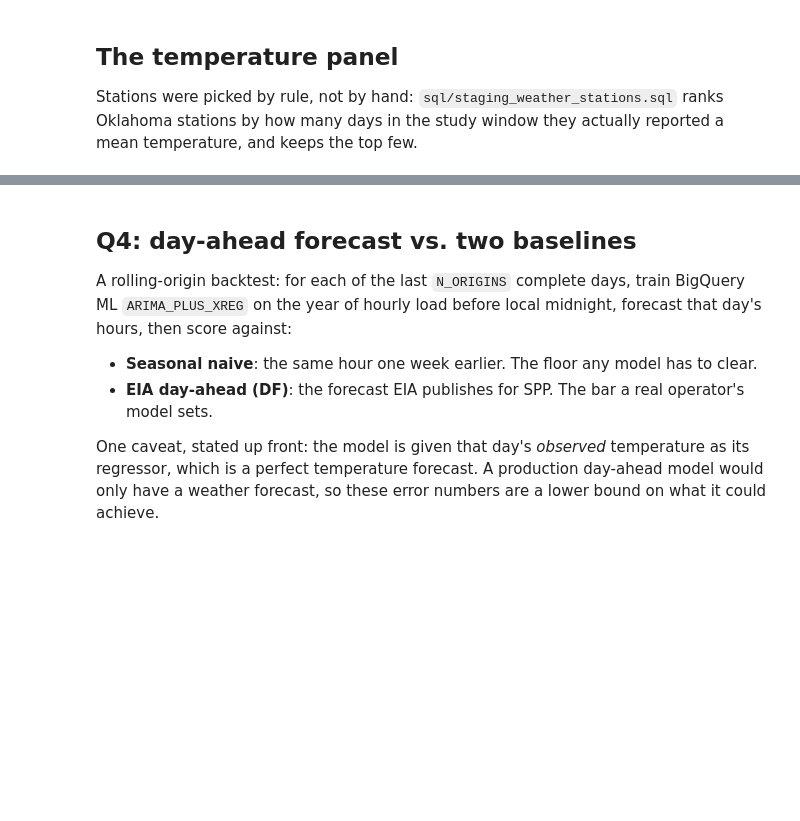
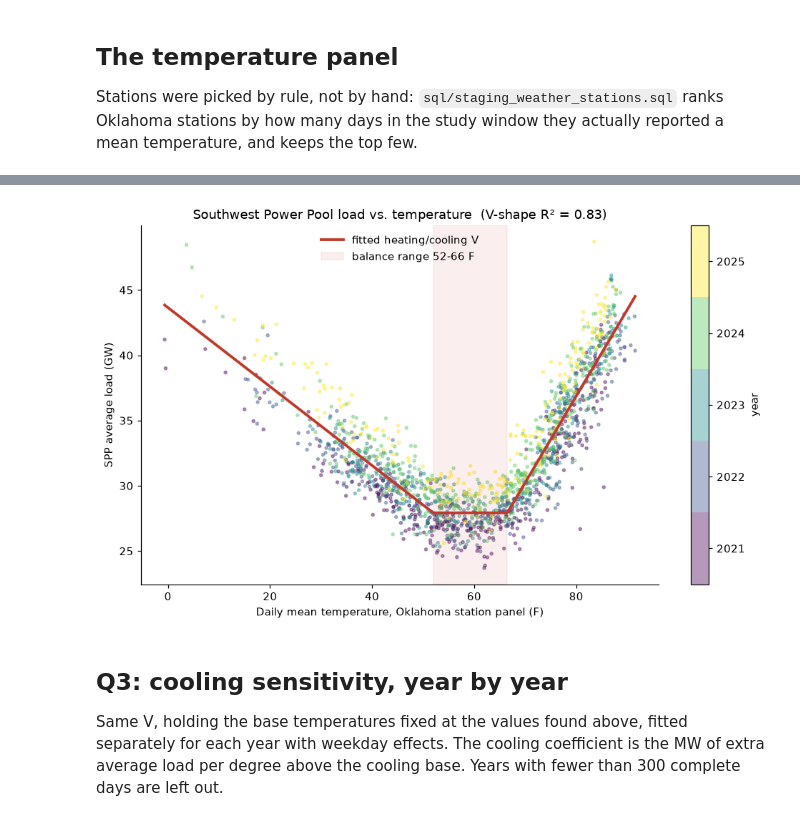
Before and after one commit to samtindal/spp-load-weather, a Jupyter notebook: notebooks/01_load_weather_analysis.ipynb, the cells around one changed output, grey strips where cells are left out. Cells and saved outputs as stored; diff of their text form; code cells hidden in the pictures; blank space fills up the shorter version.

```diff
--- a/notebooks/01_load_weather_analysis.ipynb
+++ b/notebooks/01_load_weather_analysis.ipynb
@@ -17,6 +17,7 @@ Four questions:
 cap instead of running it and charging. Each query prints the bytes it processed, and the last cell totals them.
 # %%
 import os
+import warnings
 
 import matplotlib.pyplot as plt
 import numpy as np
@@ -25,6 +26,9 @@ import statsmodels.formula.api as smf
 from google.cloud import bigquery
 
 from spp_load_weather.sql import render
+
+# Running as yourself (gcloud application-default login) is expected here; skip the reminder.
+warnings.filterwarnings("ignore", message="Your application has authenticated using end user credentials")
 
 PROJECT = os.environ["GOOGLE_CLOUD_PROJECT"]
 client = bigquery.Client(project=PROJECT, location="US")
@@ -40,10 +44,12 @@ def q(sql, label, max_bytes=MAX_BYTES_BILLED):
     rows = job.result()
     processed, billed = job.total_bytes_processed or 0, job.total_bytes_billed or 0
     ledger.append({"query": label, "processed_mib": processed / 2**20, "billed_mib": billed / 2**20})
-    print(f"[{label}] processed {processed / 2**20:,.1f} MiB, billed {billed / 2**20:,.1f} MiB")
+    cached = " (served from cache, free)" if job.cache_hit else ""
+    print(f"[{label}] processed {processed / 2**20:,.1f} MiB, billed {billed / 2**20:,.1f} MiB{cached}")
     # REST download instead of the BigQuery Storage Read API: results here are small,
-    # and this keeps the notebook on APIs with no read charges.
-    return rows.to_dataframe(create_bqstorage_client=False)
+    # and this keeps the notebook on APIs with no read charges. Plain numpy dtypes
+    # instead of pandas' nullable Int64/boolean, which statsmodels formulas reject.
+    return rows.to_dataframe(create_bqstorage_client=False, int_dtype=None, bool_dtype=None)
 
 
 def dry_run_bytes(sql):
@@ -156,34 +212,28 @@ Years with fewer than 300 complete days are left out.
 # %%
-rows = []
-for year, g in daily.groupby("year"):
-    if len(g) < 300:
-        continue
-    m = smf.ols("avg_load_mw ~ hdd + cdd + C(day_of_week)", data=g).fit()
-    lo, hi = m.conf_int().loc["cdd"]
-    rows.append({"year": year, "days": len(g), "mw_per_cooling_degree": m.params["cdd"], "ci95_low": lo,
-                 "ci95_high": hi, "mw_per_heating_degree": m.params["hdd"]})
-sensitivity = pd.DataFrame(rows).set_index("year")
-
-fig, ax = plt.subplots(figsize=(8, 4))
-s = sensitivity
-ax.errorbar(s.index, s["mw_per_cooling_degree"],
-            yerr=[s["mw_per_cooling_degree"] - s["ci95_low"], s["ci95_high"] - s["mw_per_cooling_degree"]],
-            fmt="o-", capsize=4, color="#d35400")
-ax.set_ylabel("MW per cooling degree (95% CI)")
-ax.set_title("SPP cooling sensitivity by year")
-ax.set_xticks(s.index)
+fig, ax = plt.subplots(figsize=(9, 5.5))
+years = sorted(daily["year"].unique())
+sc = ax.scatter(daily["tavg_f"], daily["avg_load_mw"] / 1000, s=7, alpha=0.4, c=daily["year"],
+                cmap=plt.get_cmap("viridis", len(years)), vmin=years[0] - 0.5, vmax=years[-1] + 0.5)
+grid = np.linspace(T.min(), T.max(), 400)
+ax.plot(grid, design(grid, T_HEAT, T_COOL) @ COEF / 1000, color="#c0392b", lw=2.5, label="fitted heating/cooling V")
+if T_COOL - T_HEAT >= 1:
+    ax.axvspan(T_HEAT, T_COOL, color="#c0392b", alpha=0.08, label=f"balance range {T_HEAT:.0f}-{T_COOL:.0f} F")
+else:
+    ax.axvline(T_HEAT, color="#c0392b", ls=":", lw=1, label=f"balance point {T_HEAT:.0f} F")
+ax.set_xlabel("Daily mean temperature, Oklahoma station panel (F)")
+ax.set_ylabel("SPP average load (GW)")
+ax.set_title(f"Southwest Power Pool load vs. temperature  (V-shape R² = {v_shape.rsquared:.2f})")
+ax.legend(loc="upper center", frameon=False)
+fig.colorbar(sc, ax=ax, ticks=years, label="year")
+fig.tight_layout()
+fig.savefig("../docs/img/load_vs_temp.png", dpi=150, bbox_inches="tight")
 plt.show()
-sensitivity.round(0)
+# %% [output]
+[figure, added]
 # %% [markdown]
-## Q4: day-ahead forecast vs. two baselines
+## Q3: cooling sensitivity, year by year
 
-A rolling-origin backtest: for each of the last `N_ORIGINS` complete days, train BigQuery ML `ARIMA_PLUS_XREG`
-on the year of hourly load before local midnight, forecast that day's hours, then score against:
-
-- **Seasonal naive**: the same hour one week earlier. The floor any model has to clear.
-- **EIA day-ahead (DF)**: the forecast EIA publishes for SPP. The bar a real operator's model sets.
-
-One caveat, stated up front: the model is given that day's *observed* temperature as its regressor, which is a
-perfect temperature forecast. A production day-ahead model would only have a weather forecast, so these error
-numbers are a lower bound on what it could achieve.
+Same V, holding the base temperatures fixed at the values found above, fitted separately for each year with
+weekday effects. The cooling coefficient is the MW of extra average load per degree above the cooling base.
+Years with fewer than 300 complete days are left out.
 # %%
```
Also changed, not shown: parts of 21 cells of this notebook, 2 other files.
